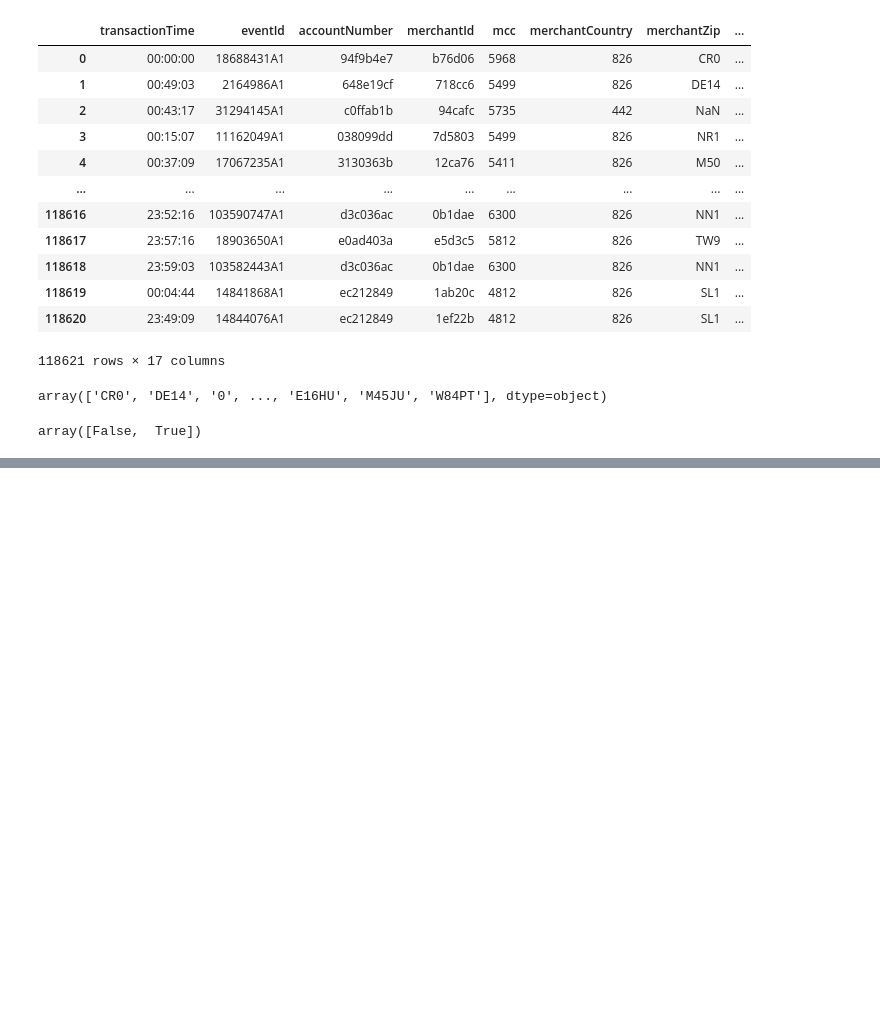
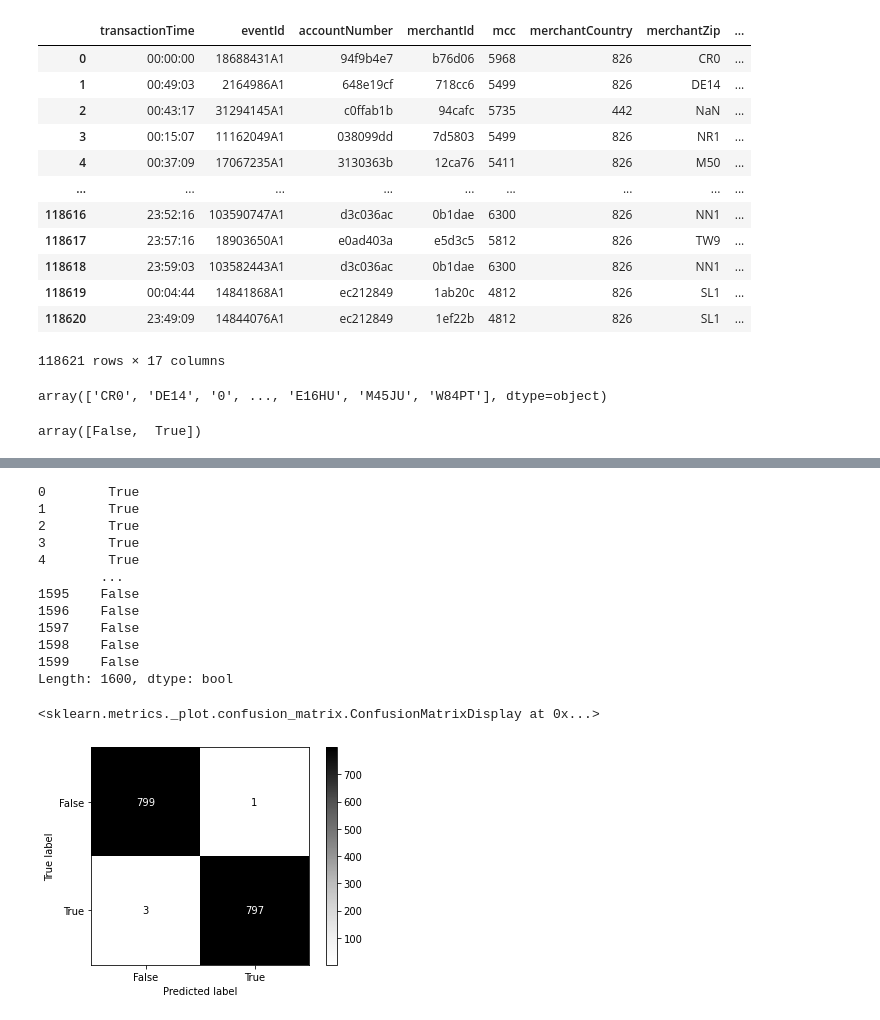
Before and after one commit to denis-james/Credit-C-Fraud, a Jupyter notebook: The Model.ipynb, the cells around one changed output, grey strips where cells are left out. Saved outputs shown, nothing was run; the diff lists cells and outputs as text; code cells hidden in the pictures; blank space fills up the shorter version.

Commit message:
Plotting and Accuracy Calculation Changes

```diff
--- a/The Model.ipynb
+++ b/The Model.ipynb
@@ -205,2 +206,27 @@ Name: fraudLabel, Length: 100, dtype: bool
+# %%
+#Test Predictions
+
+Testing_On_Train_Data=pd.concat([TrueTrainCases,FalseTrainCases.sample(800)])[TrainingIndex+['fraudLabel']]
+Predictions=pd.Series(random_model.predict(Testing_On_Train_Data[TrainingIndex]))
+Results=Testing_On_Train_Data.fraudLabel;    Results=Results.reset_index().fraudLabel
+print(Predictions)
+
+#Performance of the Classifier on Training Data
+metrics.ConfusionMatrixDisplay(metrics.confusion_matrix(list(Results),list(Predictions)),display_labels=["False","True"]).plot(cmap='Greys')
+# %% [output]
+0        True
+1        True
+2        True
+3        True
+4        True
+        ...
+1595    False
+1596    False
+1597    False
+1598    False
+1599    False
+Length: 1600, dtype: bool
+<sklearn.metrics._plot.confusion_matrix.ConfusionMatrixDisplay at 0x...>
+[figure, added]
 # %%
 #Test Predictions
```
Also changed, not shown: parts of 10 cells of this notebook.
